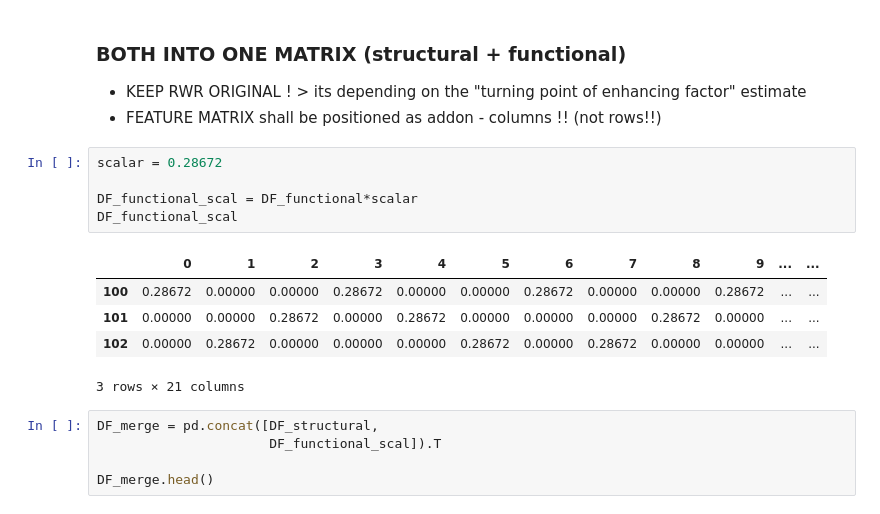
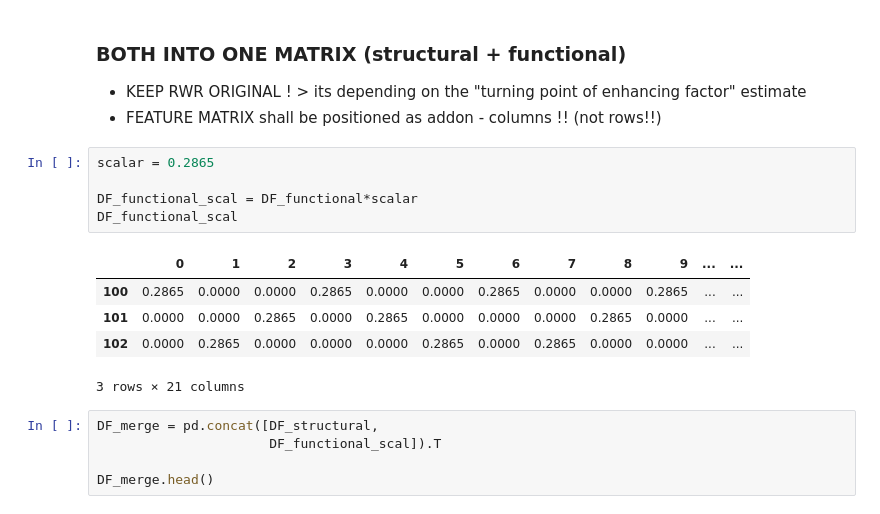
Before and after one commit to menchelab/CartoGRAPHs, a Jupyter notebook: cartoGRAPHs_FeatureTuning.ipynb, the cells around one changed output. Cells and saved outputs as stored; diff of their text form.

```diff
--- a/cartoGRAPHs_FeatureTuning.ipynb
+++ b/cartoGRAPHs_FeatureTuning.ipynb
@@ -122,15 +122,15 @@ DF_structural.head()
 + KEEP RWR ORIGINAL ! > its depending on the "turning point of enhancing factor" estimate
 + FEATURE MATRIX shall be positioned as addon - columns !! (not rows!!)
 # %%
-scalar = 0.28672
+scalar = 0.2865
 
 DF_functional_scal = DF_functional*scalar
 DF_functional_scal
 # %% [output]
 |  | 0 | 1 | 2 | 3 | 4 | 5 | 6 | 7 | 8 | 9 | ... | ... |
-| 100 | 0.28672 | 0.00000 | 0.00000 | 0.28672 | 0.00000 | 0.00000 | 0.28672 | 0.00000 | 0.00000 | 0.28672 | ... | ... |
-| 101 | 0.00000 | 0.00000 | 0.28672 | 0.00000 | 0.28672 | 0.00000 | 0.00000 | 0.00000 | 0.28672 | 0.00000 | ... | ... |
-| 102 | 0.00000 | 0.28672 | 0.00000 | 0.00000 | 0.00000 | 0.28672 | 0.00000 | 0.28672 | 0.00000 | 0.00000 | ... | ... |
+| 100 | 0.2865 | 0.0000 | 0.0000 | 0.2865 | 0.0000 | 0.0000 | 0.2865 | 0.0000 | 0.0000 | 0.2865 | ... | ... |
+| 101 | 0.0000 | 0.0000 | 0.2865 | 0.0000 | 0.2865 | 0.0000 | 0.0000 | 0.0000 | 0.2865 | 0.0000 | ... | ... |
+| 102 | 0.0000 | 0.2865 | 0.0000 | 0.0000 | 0.0000 | 0.2865 | 0.0000 | 0.2865 | 0.0000 | 0.0000 | ... | ... |
 3 rows × 21 columns
 # %%
 DF_merge = pd.concat([DF_structural,
```
Also changed, not shown: parts of 1 cell of this notebook, 1 other file.
